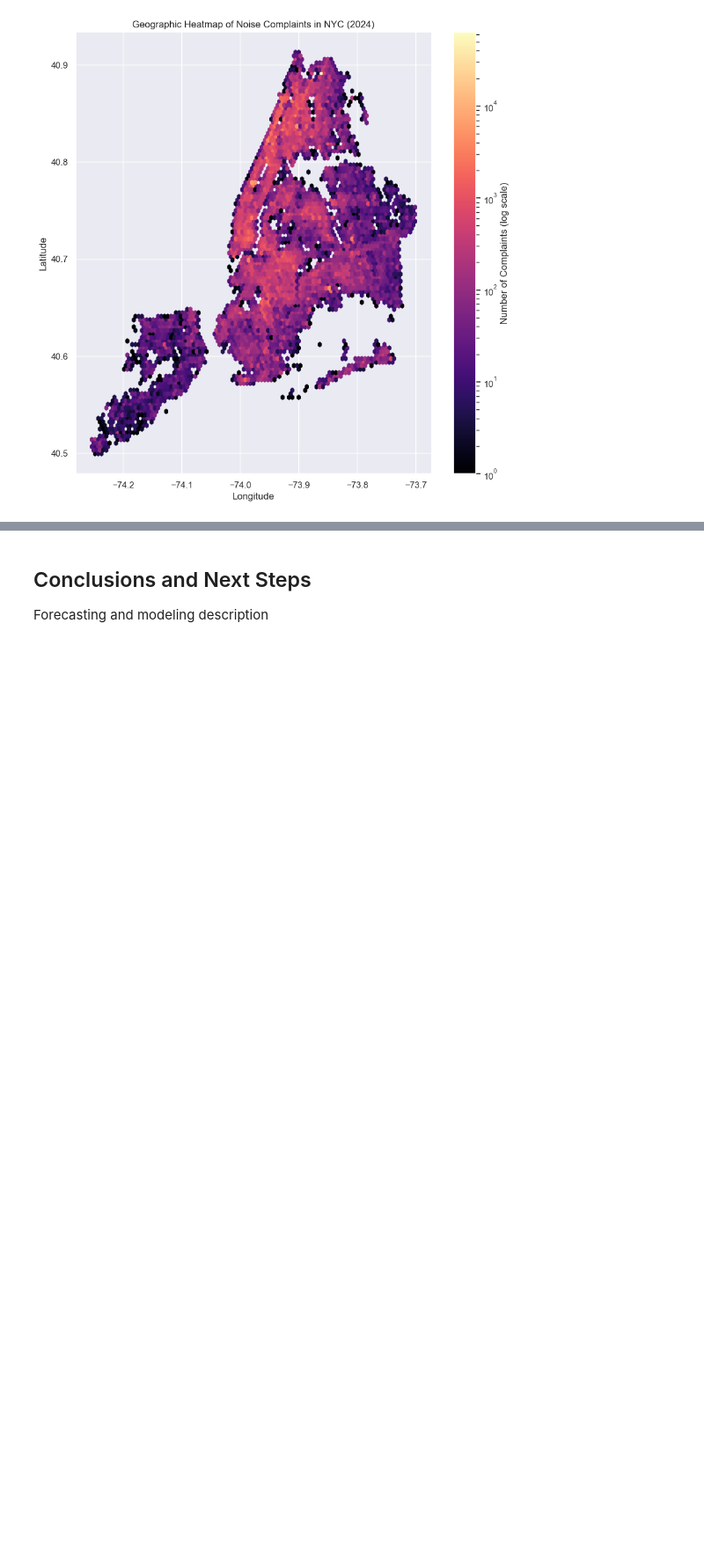
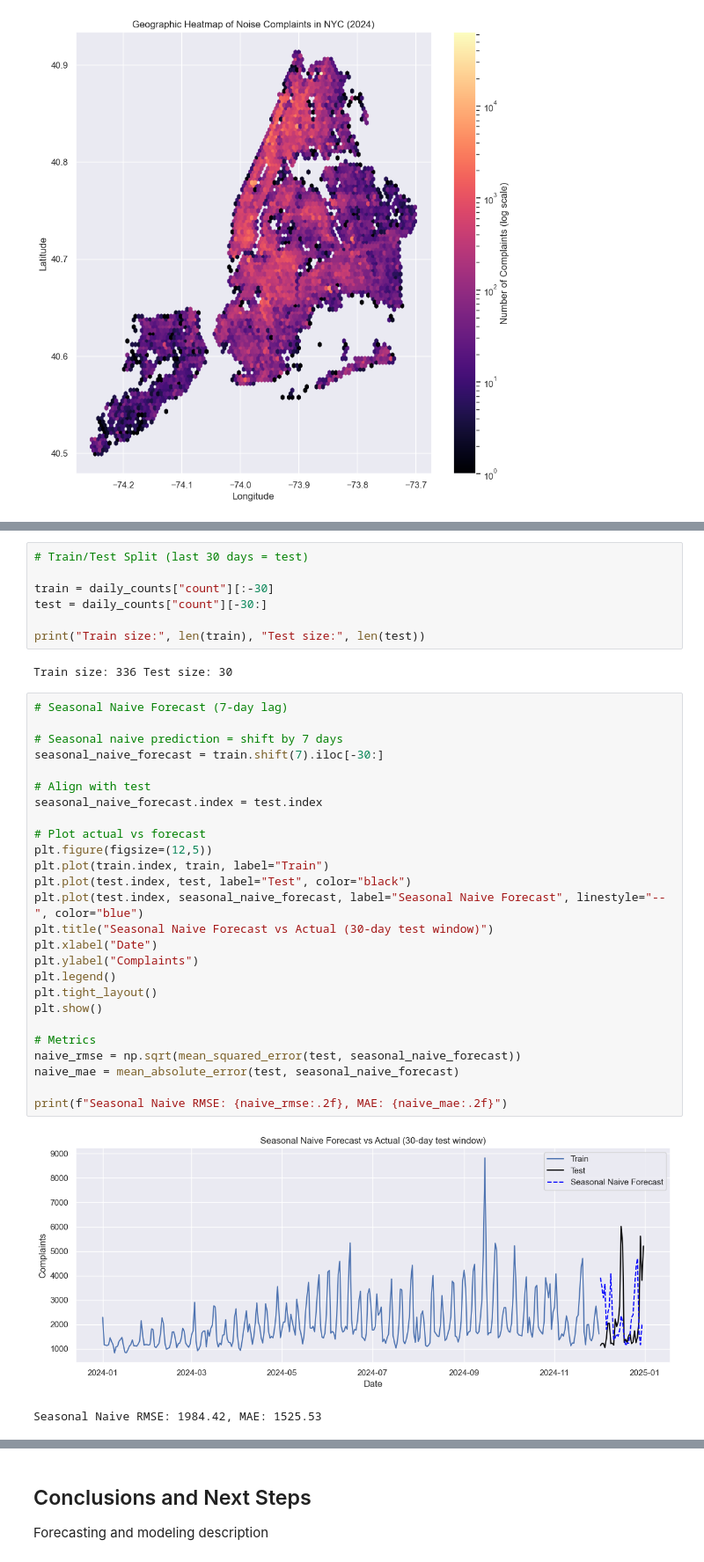
Before and after one commit to oliviamohning/nyc-311-noise-analysis, a Jupyter notebook: notebooks/nyc_311_noise_analysis.ipynb, the cells around one changed output, grey strips where cells are left out. Shown at 88% size. Drawn from its saved outputs; the diff is of its cells as text; blank space fills up the shorter version.

```diff
--- a/notebooks/nyc_311_noise_analysis.ipynb
+++ b/notebooks/nyc_311_noise_analysis.ipynb
@@ -887,0 +912,38 @@ Forecasting and modeling description
+# %%
+# Train/Test Split (last 30 days = test)
+
+train = daily_counts["count"][:-30]
+test = daily_counts["count"][-30:]
+
+print("Train size:", len(train), "Test size:", len(test))
+# %% [output]
+Train size: 336 Test size: 30
+# %%
+# Seasonal Naive Forecast (7-day lag)
+
+# Seasonal naive prediction = shift by 7 days
+seasonal_naive_forecast = train.shift(7).iloc[-30:]
+
+# Align with test
+seasonal_naive_forecast.index = test.index
+
+# Plot actual vs forecast
+plt.figure(figsize=(12,5))
+plt.plot(train.index, train, label="Train")
+plt.plot(test.index, test, label="Test", color="black")
+plt.plot(test.index, seasonal_naive_forecast, label="Seasonal Naive Forecast", linestyle="--", color="blue")
+plt.title("Seasonal Naive Forecast vs Actual (30-day test window)")
+plt.xlabel("Date")
+plt.ylabel("Complaints")
+plt.legend()
+plt.tight_layout()
+plt.show()
+
+# Metrics
+naive_rmse = np.sqrt(mean_squared_error(test, seasonal_naive_forecast))
+naive_mae = mean_absolute_error(test, seasonal_naive_forecast)
+
+print(f"Seasonal Naive RMSE: {naive_rmse:.2f}, MAE: {naive_mae:.2f}")
+# %% [output]
+[figure, added]
+Seasonal Naive RMSE: 1984.42, MAE: 1525.53
```
Also changed, not shown: parts of 5 cells of this notebook.
